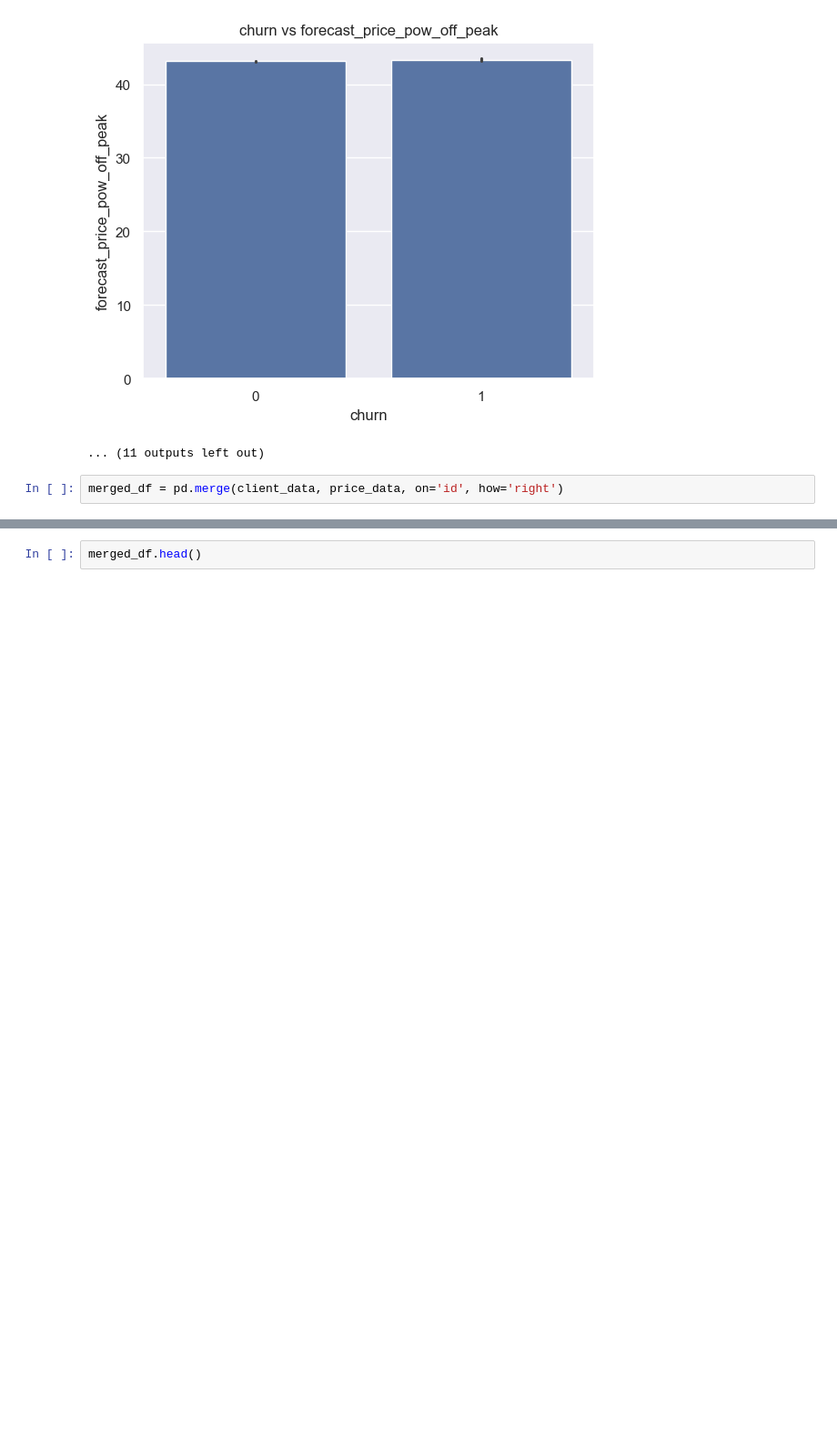
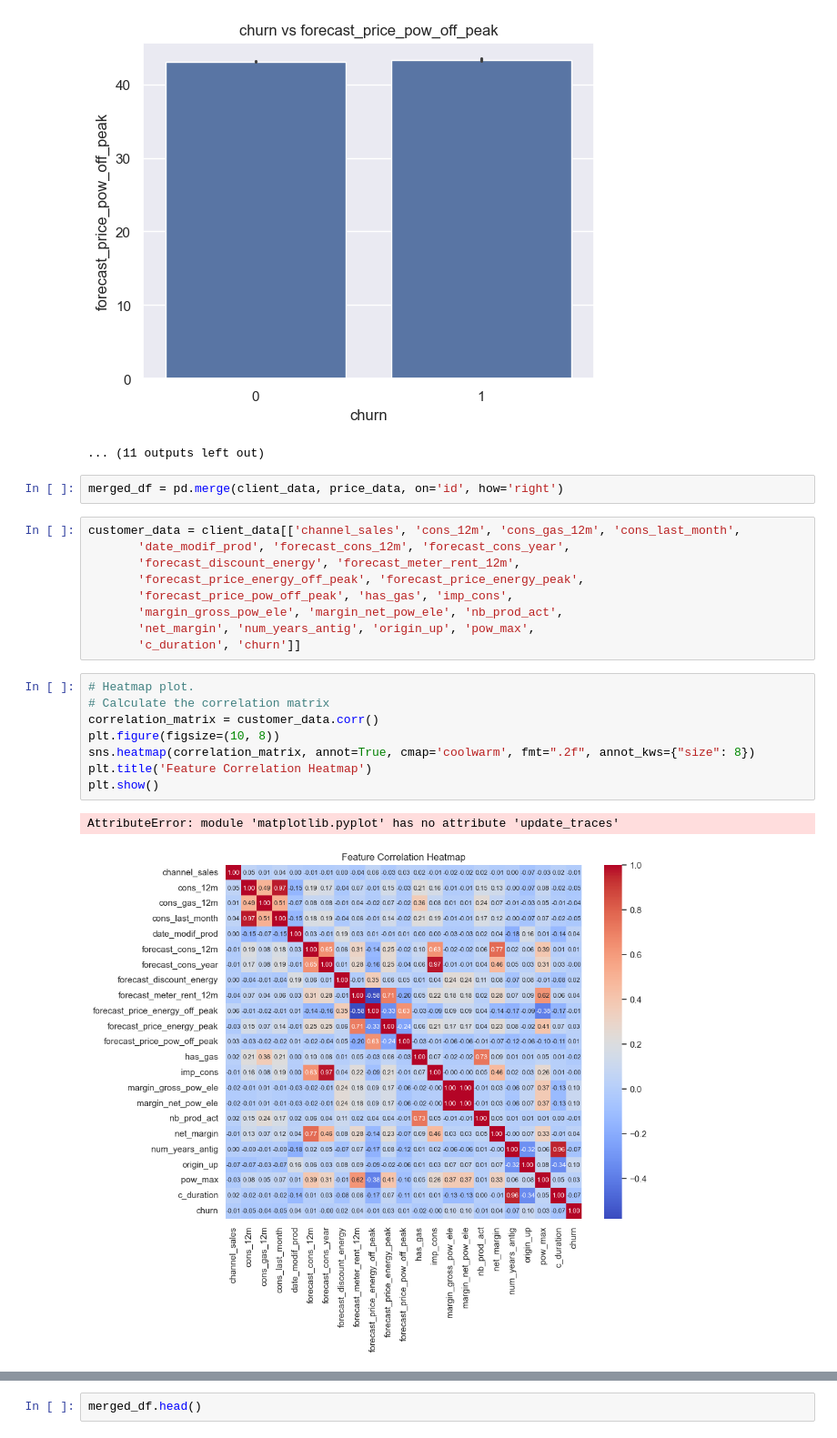
Before and after one commit to nelson123-lab/BCG-X-Data-Science, a Jupyter notebook: Task 2/Task 2 - eda_starter.ipynb, the cells around one changed output, grey strips where cells are left out. Shown at 91% size. Drawn from its saved outputs; the diff is of its cells as text; blank space fills up the shorter version.

```diff
--- a/Task 2/Task 2 - eda_starter.ipynb
+++ b/Task 2/Task 2 - eda_starter.ipynb
@@ -490,3 +499,23 @@ for feature in numerical_features:
 ... (11 outputs left out)
 # %%
 merged_df = pd.merge(client_data, price_data, on='id', how='right')
+# %%
+customer_data = client_data[['channel_sales', 'cons_12m', 'cons_gas_12m', 'cons_last_month',
+       'date_modif_prod', 'forecast_cons_12m', 'forecast_cons_year',
+       'forecast_discount_energy', 'forecast_meter_rent_12m',
+       'forecast_price_energy_off_peak', 'forecast_price_energy_peak',
+       'forecast_price_pow_off_peak', 'has_gas', 'imp_cons',
+       'margin_gross_pow_ele', 'margin_net_pow_ele', 'nb_prod_act',
+       'net_margin', 'num_years_antig', 'origin_up', 'pow_max',
+       'c_duration', 'churn']]
+# %%
+# Heatmap plot.
+# Calculate the correlation matrix
+correlation_matrix = customer_data.corr()
+plt.figure(figsize=(10, 8))
+sns.heatmap(correlation_matrix, annot=True, cmap='coolwarm', fmt=".2f", annot_kws={"size": 8})
+plt.title('Feature Correlation Heatmap')
+plt.show()
+# %% [output]
+AttributeError: module 'matplotlib.pyplot' has no attribute 'update_traces'
+[figure, added]
```
Also changed, not shown: parts of 5 cells of this notebook.
